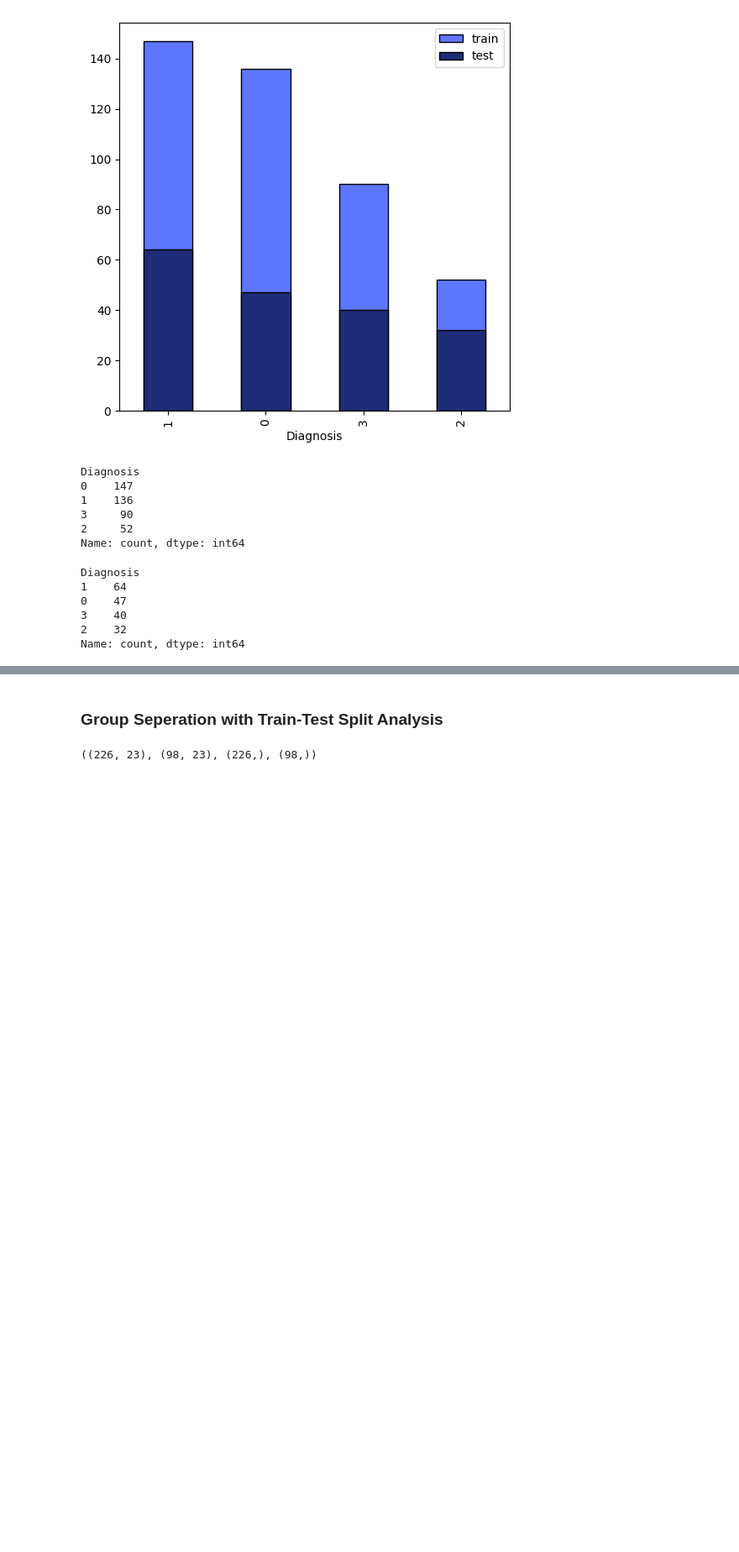
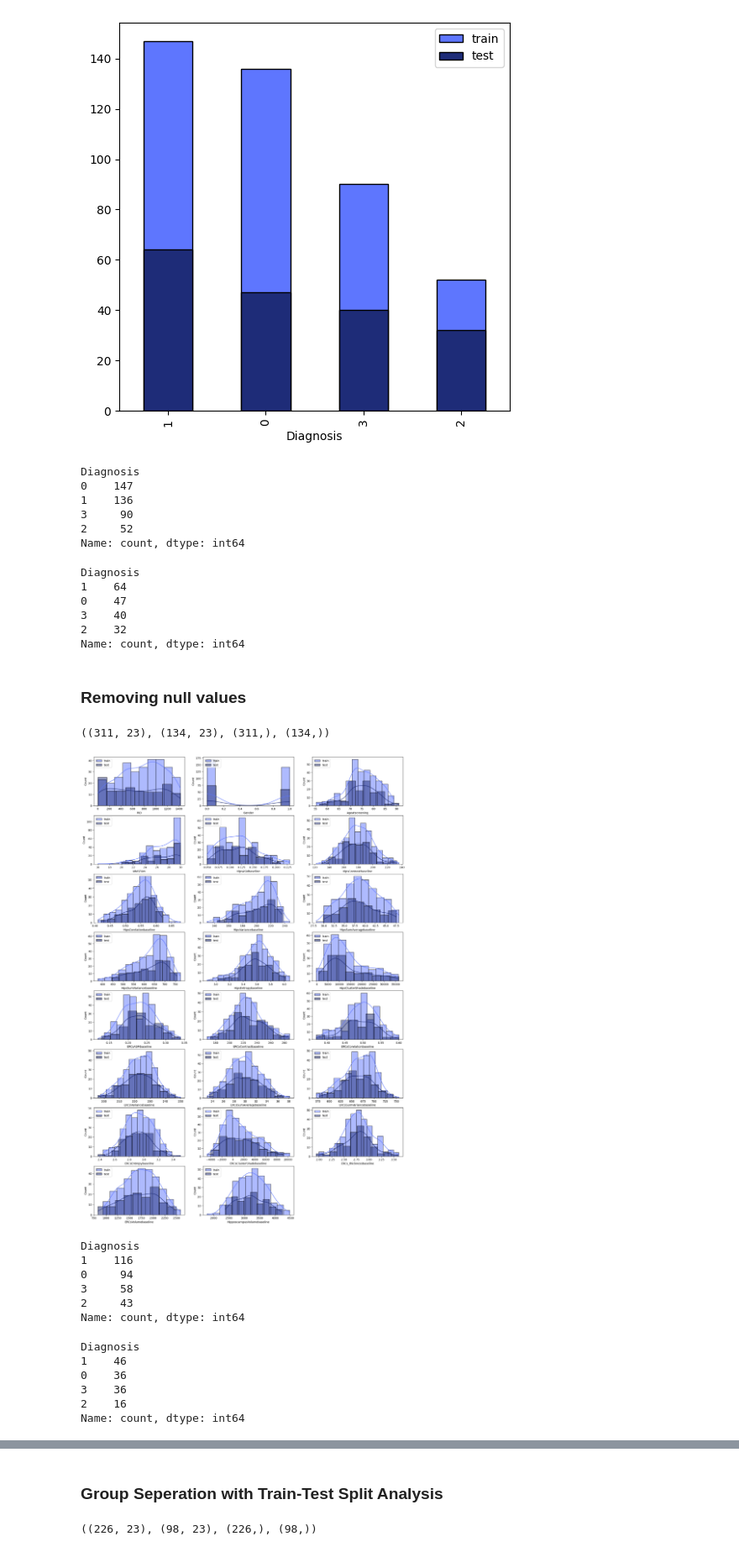
Before and after one commit to InfoAdam1998/Thesis-Project, a Jupyter notebook: notebooks/explanatory_data_analysis/train_test_split_analysis.ipynb, the cells around one changed output, grey strips where cells are left out. Shown at 84% size. Drawn from its saved outputs; the diff is of its cells as text; code cells hidden in the pictures; blank space fills up the shorter version.

```diff
--- a/notebooks/explanatory_data_analysis/train_test_split_analysis.ipynb
+++ b/notebooks/explanatory_data_analysis/train_test_split_analysis.ipynb
@@ -120,3 +120,50 @@ Diagnosis
 3    40
 2    32
 Name: count, dtype: int64
+# %% [markdown]
+### Removing null values
+# %%
+null_dataset = dataset.dropna()
+# %%
+X_train_vis_null, X_test_vis_null, y_train_vis_null, y_test_vis_null = train_test_split(null_dataset.drop(columns=["Diagnosis"]),
+                                                    null_dataset["Diagnosis"],
+                                                    test_size = .30,
+                                                    random_state = 42,
+)
+
+X_train_vis_null.shape, X_test_vis_null.shape, y_train_vis_null.shape, y_test_vis_null.shape
+# %% [output]
+((311, 23), (134, 23), (311,), (134,))
+# %%
+# Plot each column using histograms
+plt.figure(figsize=(20, 45))
+
+for i in range(len(X_train_vis_null.columns)):
+    plt.subplot(12,3,i+1)
+    sns.histplot(X_train_vis_null[X_train_vis_null.columns[i]], color="#5e76fe", kde = True, label="train")
+    plt.legend(loc="upper left")
+
+
+    plt.subplot(12,3,i+1)
+    sns.histplot(X_test_vis_null[X_test_vis_null.columns[i]], color= "#1e2c78", kde = True, label="test")
+    plt.legend(loc="upper left")
+# %% [output]
+[figure, added]
+# %%
+y_train_vis_null.value_counts()
+# %% [output]
+Diagnosis
+1    116
+0     94
+3     58
+2     43
+Name: count, dtype: int64
+# %%
+y_test_vis_null.value_counts()
+# %% [output]
+Diagnosis
+1    46
+0    36
+3    36
+2    16
+Name: count, dtype: int64
```
Also changed, not shown: parts of 1 cell of this notebook, 10 other files.
